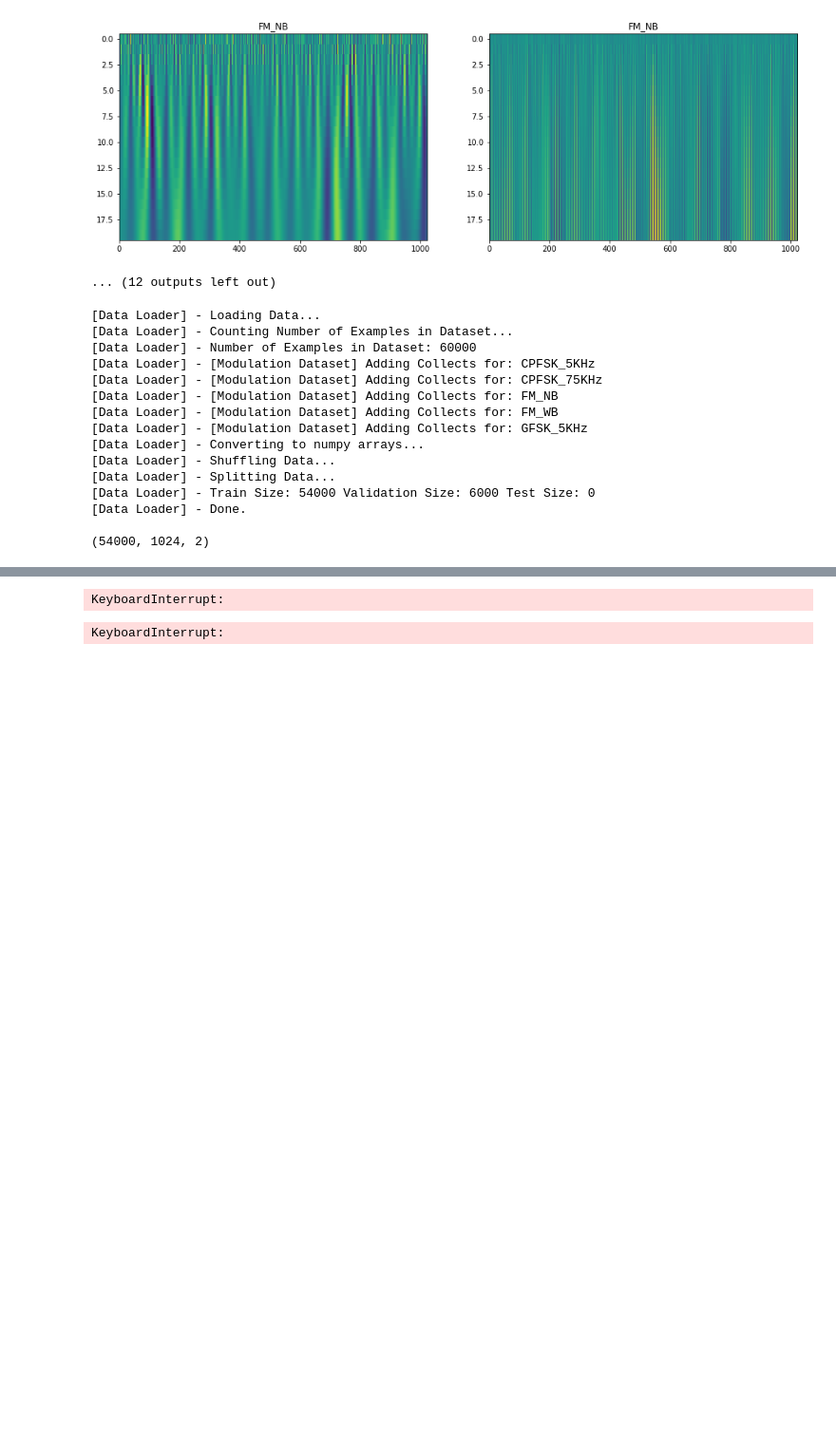
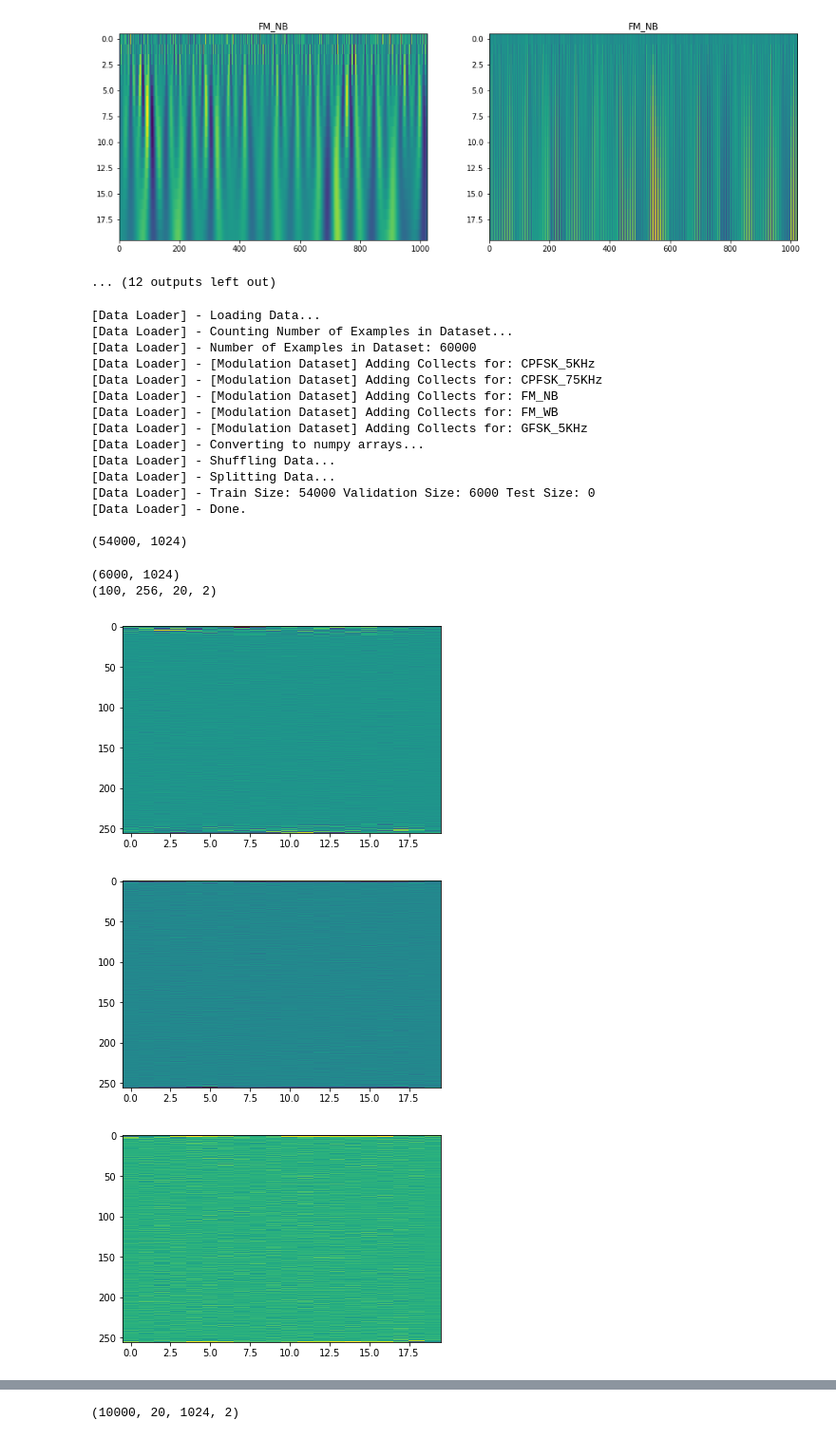
Before and after one commit to yunfanz/army_challenge, a Jupyter notebook: Code Examples and Data Ingest Utilities/scratch2.ipynb, the cells around one changed output, grey strips where cells are left out. Shown at 95% size. Drawn from its saved outputs; the diff is of its cells as text; code cells hidden in the pictures; blank space fills up the shorter version.

```diff
--- a/Code Examples and Data Ingest Utilities/scratch2.ipynb
+++ b/Code Examples and Data Ingest Utilities/scratch2.ipynb
@@ -171,24 +155,34 @@ plt.show()
 [figure]
 ... (12 outputs left out)
 # %%
-x_train, y_train, x_val, y_val = get_data(mode='time_series',
+x_train, y_train, x_val, y_val = get_data(mode='fourier',
                                           load_mods=['CPFSK_5KHz', 'CPFSK_75KHz', 'FM_NB', 'FM_WB', 'GFSK_5KHz'],
                                          BASEDIR='../Data/training_data/',
                                          files=[0])
+x_train = x_train[:100]
 print(x_train.shape)
+for i in range(5):
+    plt.figure()
+    plt.imshow(x_train[i,:,:,0], aspect='auto')
+plt.show()
 # %% [output]
 [Data Loader] - Loading Data...
 [Data Loader] - Counting Number of Examples in Dataset...
 [Data Loader] - Number of Examples in Dataset: 60000
 [Data Loader] - [Modulation Dataset] Adding Collects for: CPFSK_5KHz
 [Data Loader] - [Modulation Dataset] Adding Collects for: CPFSK_75KHz
 [Data Loader] - [Modulation Dataset] Adding Collects for: FM_NB
 [Data Loader] - [Modulation Dataset] Adding Collects for: FM_WB
 [Data Loader] - [Modulation Dataset] Adding Collects for: GFSK_5KHz
 [Data Loader] - Converting to numpy arrays...
 [Data Loader] - Shuffling Data...
 [Data Loader] - Splitting Data...
 [Data Loader] - Train Size: 54000 Validation Size: 6000 Test Size: 0
 [Data Loader] - Done.
 
-(54000, 1024, 2)
+(54000, 1024)
+(6000, 1024)
+(100, 256, 20, 2)
+[figure, added]
+[figure, added]
+[figure, added]
@@ -199,9 +195,4 @@ cwtmorlet_xtrain = np.stack([cwt(x_train[i,:,0]+x_train[i,:,1]*1.j, morlet, widt
 cwts = np.stack([cwtricker_xtrain, cwtmorlet_xtrain], axis=-1)
 print(cwts.shape)
 # %% [output]
-KeyboardInterrupt:
+(10000, 20, 1024, 2)
-# %%
-_, _, p = stft(x_train[...,0]+x_train[...,1]*1.j, noverlap=240)
-print(p.shape)
-# %% [output]
-KeyboardInterrupt:
```
Also changed, not shown: parts of 5 cells of this notebook, 3 other files.
